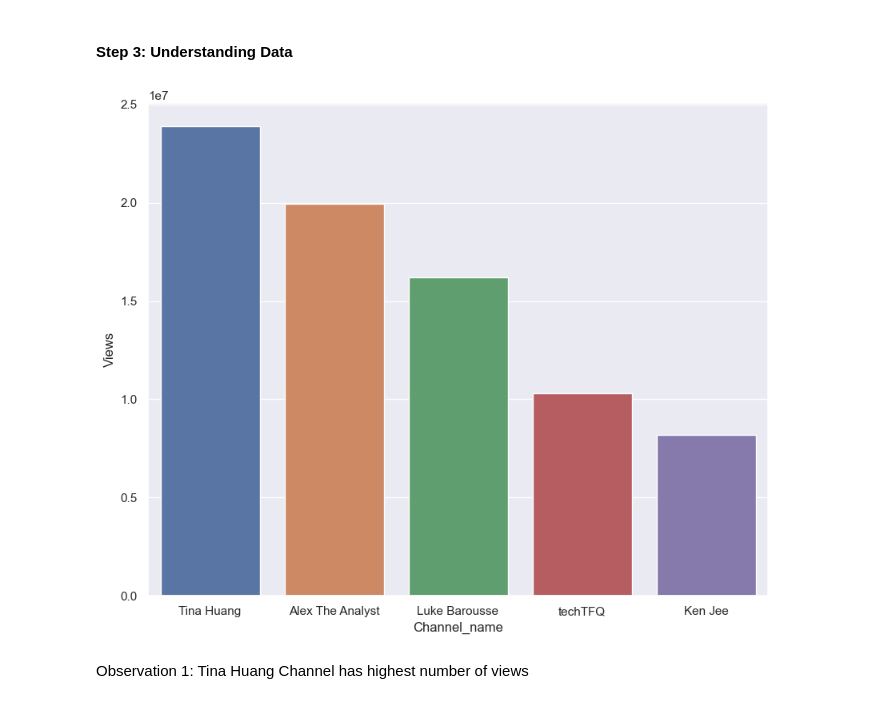
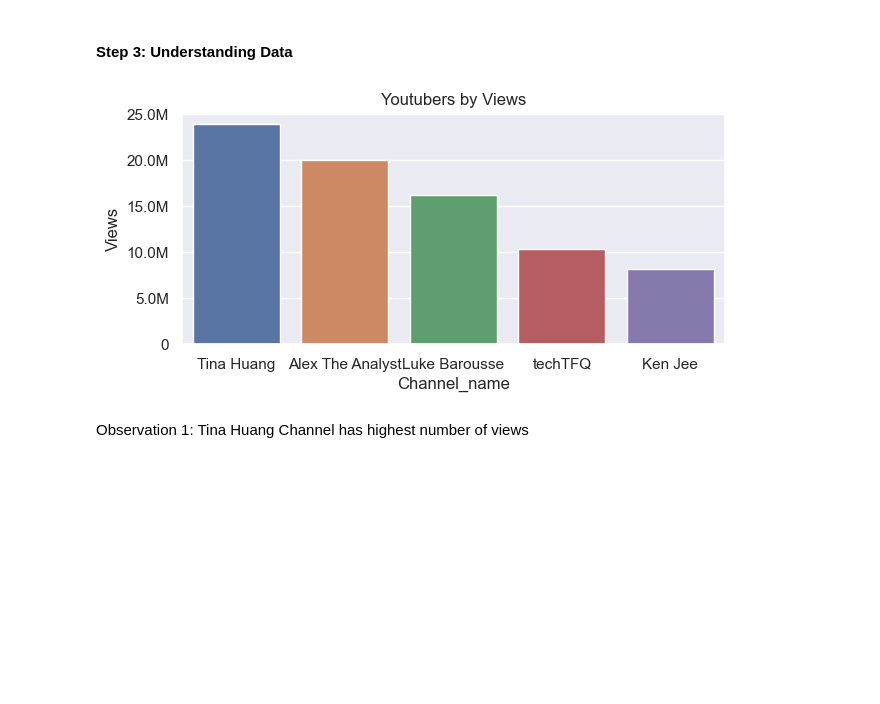
Before and after one commit to zacaugustzac/TrendingTopicForContentCreatorProject, a Jupyter notebook: ContentCreatorAnalysis.ipynb, the cells around one changed output. Cells and saved outputs as stored; diff of their text form; code cells hidden in the pictures; blank space fills up the shorter version.

Commit message:
beautify chart

```diff
--- a/ContentCreatorAnalysis.ipynb
+++ b/ContentCreatorAnalysis.ipynb
@@ -103,13 +106,33 @@ dtype: object
 channel_data.to_csv('ChannelData.csv')
 # %% [markdown]
 #### Step 3: Understanding Data
-# %%
-# Simple plot to understand data via views
-plot_order = channel_data.sort_values(by='Views', ascending=False).Channel_name
-# ax = sns.barplot(x='Channel_name',y='Views',data=channel_data, order=channel_data.sort_values('Views',ascending = True).Channel_name)
-ax = sns.barplot(x='Channel_name',y='Views',data=channel_data, order=plot_order)
-# %% [output]
-[figure, removed]
+# %%
+# Simple plot to understand data (Compare Youtubers via Views)
+
+# sort data via views
+channel_data_sort_by_views = channel_data.sort_values(by='Views', ascending=False) #sort df by views
+
+# Function for Y axis formatting
+def format_number(data_value, indx):
+    if data_value >= 1_000_000:
+        formatter = '{:1.1f}M'.format(data_value*0.000_001)
+    elif data_value == 0:
+        formatter = '0'
+    else:
+        formatter = '{:1.0f}K'.format(data_value*0.001)
+    return formatter
+
+# Chart settings
+fig, ax = plt.subplots(figsize=(7,3))
+plt.xticks(np.arange(0, max(channel_data.Views), 500000))
+ax.yaxis.set_major_formatter(format_number)
+
+chart = sns.barplot(x='Channel_name',y='Views',data=channel_data_sort_by_views)
+chart.set_title('Youtubers by Views', fontdict ={'size': 'medium'}) # Set chart title and font size
+
+plt.show()
+# %% [output]
+[figure, added]
 # %% [markdown]
 Observation 1: Tina Huang Channel has highest number of views
 # %%
```
Also changed, not shown: parts of 4 cells of this notebook, 1 other file.
